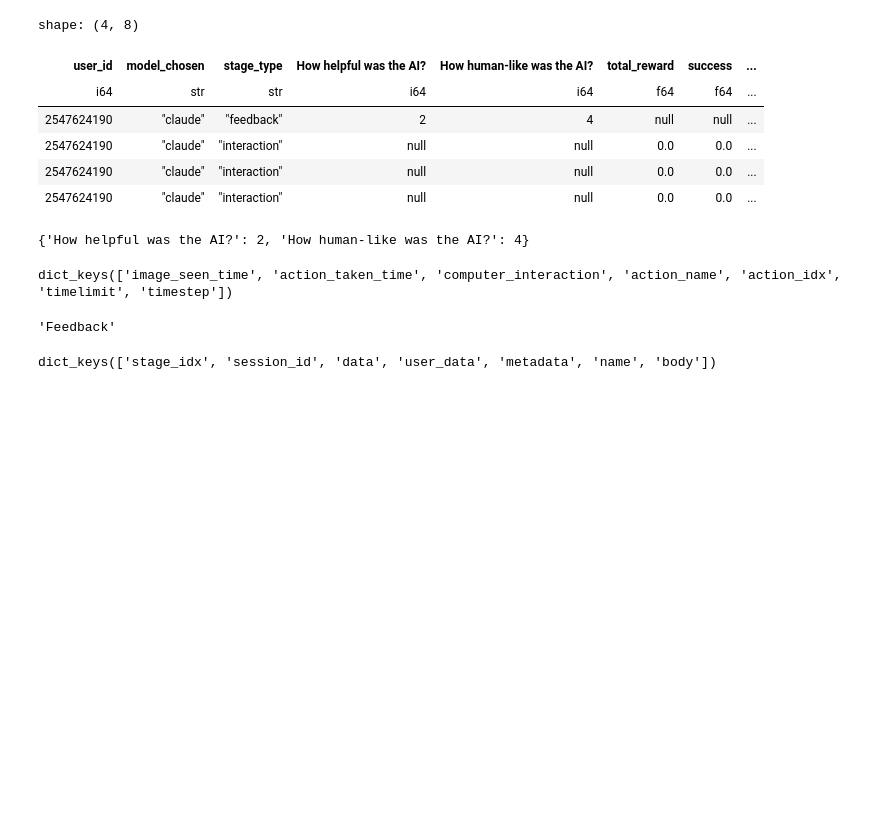
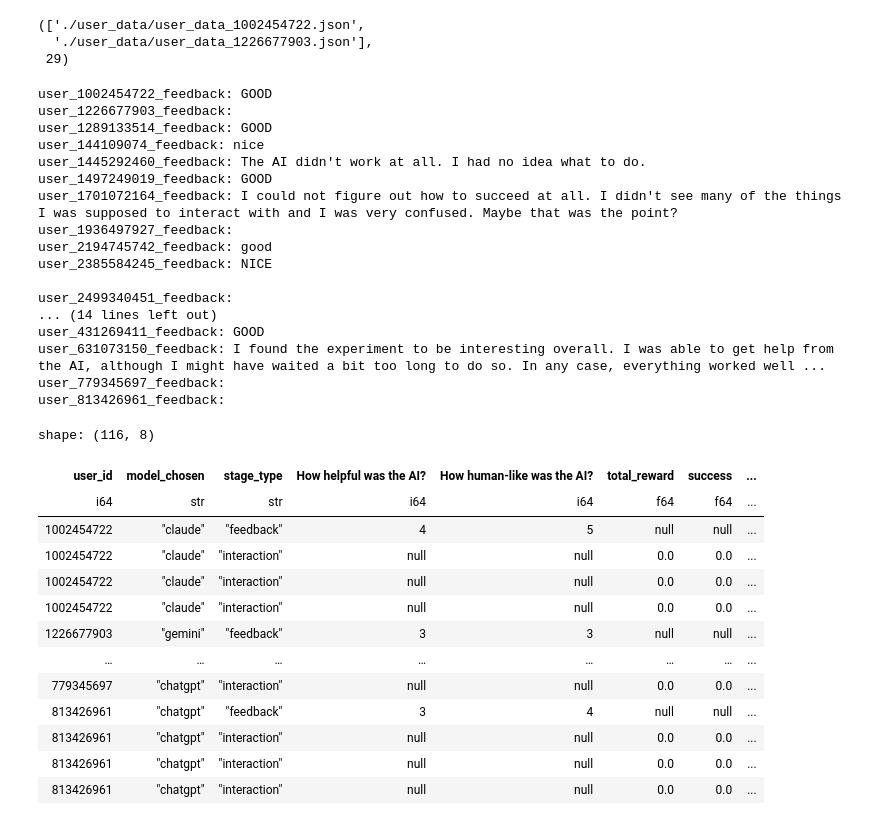
Before and after one commit to wcarvalho/nicewebrl, a Jupyter notebook: examples/xland-LLM-assistant/data_analysis.ipynb, the cells around one changed output. Drawn from its saved outputs; the diff is of its cells as text; code cells hidden in the pictures; blank space fills up the shorter version.

```diff
--- a/examples/xland-LLM-assistant/data_analysis.ipynb
+++ b/examples/xland-LLM-assistant/data_analysis.ipynb
@@ -30,3 +62,14 @@ example_timestep = jax_web_env.reset(rng, env_params)
+# %%
+pattern = '*'
+metadata_files = sorted(glob(f"{config.DATA_DIR}/*{pattern}*.json"))
+data_files = sorted(glob(f"{config.DATA_DIR}/*{pattern}.msgpack"))
+# data_files
+assert len(data_files)==len(metadata_files), "either data or metadata is missing for a user"
+metadata_files[:2], len(metadata_files)
+# %% [output]
+(['./user_data/user_data_1002454722.json',
+  './user_data/user_data_1226677903.json'],
+ 29)
 # %%
 def get_user_id(filepath):
     pattern = r'\d+'
@@ -82,6 +125,9 @@ for metadatafile, data_file in zip(metadata_files, data_files):
 
     # feed form data from user
     feedback_data = data[-1]['data']
+    if feedback_data is None:
+        continue
+    print(f"user_{user_data['user_id']}_feedback: {metadata['feedback']}")
     df_data.append(dict(**user_data, stage_type='feedback', **feedback_data))
 
 
@@ -89,55 +135,62 @@ for metadatafile, data_file in zip(metadata_files, data_files):
     key_to_episodes_unprocessed, episode_information = seperate_data_into_episodes(data[:-1])
     episode_data = [None] * len(key_to_episodes_unprocessed.keys())
 
     for key in key_to_episodes_unprocessed.keys():
         episode_idx = episode_information[key]["episode_idx"]
         raw_episode_trials_data = key_to_episodes_unprocessed[key]
 
         actions = jnp.asarray([datum["data"]["action_idx"] for datum in raw_episode_trials_data])
 
         # Compute reaction times (T)
         reaction_times = [nicewebrl.compute_reaction_time(datum['data']) for datum in raw_episode_trials_data]
         reaction_times = jnp.asarray(reaction_times)
 
         # Compute episode data (T)
         timesteps = [
           deserialize_timestep(datum) for datum in raw_episode_trials_data
         ]
-        timesteps = jax.tree_map(lambda *v: jnp.stack(v), *timesteps)
+        timesteps = jax.tree.map(lambda *v: jnp.stack(v), *timesteps)
 
         df_data.append(dict(
             total_reward=timesteps.reward.sum(),
             success=(timesteps.reward > .5).any(-1),
             reaction_times=str(reaction_times),
             stage_type='interaction',
             **user_data
         ))
 
 
-dataframe = pl.DataFrame(df_data)
-dataframe
+df = pl.DataFrame(df_data)
+df
 # %% [output]
-shape: (4, 8)
+user_1002454722_feedback: GOOD
+user_1226677903_feedback:
+user_1289133514_feedback: GOOD
+user_144109074_feedback: nice
+user_1445292460_feedback: The AI didn't work at all. I had no idea what to do.
+user_1497249019_feedback: GOOD
+user_1701072164_feedback: I could not figure out how to succeed at all. I didn't see many of the things I was supposed to interact with and I was very confused. Maybe that was the point?
+user_1936497927_feedback:
+user_2194745742_feedback: good
+user_2385584245_feedback: NICE
+
+user_2499340451_feedback:
+... (14 lines left out)
+user_431269411_feedback: GOOD
+user_631073150_feedback: I found the experiment to be interesting overall. I was able to get help from the AI, although I might have waited a bit too long to do so. In any case, everything worked well ...
+user_779345697_feedback:
+user_813426961_feedback:
+shape: (116, 8)
 | user_id | model_chosen | stage_type | How helpful was the AI? | How human-like was the AI? | total_reward | success | ... |
 | i64 | str | str | i64 | i64 | f64 | f64 | ... |
-| 2547624190 | "claude" | "feedback" | 2 | 4 | null | null | ... |
-| 2547624190 | "claude" | "interaction" | null | null | 0.0 | 0.0 | ... |
-| 2547624190 | "claude" | "interaction" | null | null | 0.0 | 0.0 | ... |
-| 2547624190 | "claude" | "interaction" | null | null | 0.0 | 0.0 | ... |
+| 1002454722 | "claude" | "feedback" | 4 | 5 | null | null | ... |
+| 1002454722 | "claude" | "interaction" | null | null | 0.0 | 0.0 | ... |
+| 1002454722 | "claude" | "interaction" | null | null | 0.0 | 0.0 | ... |
+| 1002454722 | "claude" | "interaction" | null | null | 0.0 | 0.0 | ... |
+| 1226677903 | "gemini" | "feedback" | 3 | 3 | null | null | ... |
+| … | … | … | … | … | … | … | ... |
+| 779345697 | "chatgpt" | "interaction" | null | null | 0.0 | 0.0 | ... |
+| 813426961 | "chatgpt" | "feedback" | 3 | 4 | null | null | ... |
+| 813426961 | "chatgpt" | "interaction" | null | null | 0.0 | 0.0 | ... |
+| 813426961 | "chatgpt" | "interaction" | null | null | 0.0 | 0.0 | ... |
+| 813426961 | "chatgpt" | "interaction" | null | null | 0.0 | 0.0 | ... |
-# %%
-# len(data)
-data[-1]['data']
-# %% [output]
-{'How helpful was the AI?': 2, 'How human-like was the AI?': 4}
-# %%
-data[-2]['data'].keys()
-# %% [output]
-dict_keys(['image_seen_time', 'action_taken_time', 'computer_interaction', 'action_name', 'action_idx', 'timelimit', 'timestep'])
-# %%
-data[-1]['name']
-# %% [output]
-'Feedback'
-# %%
-data[-2].keys()
-# %% [output]
-dict_keys(['stage_idx', 'session_id', 'data', 'user_data', 'metadata', 'name', 'body'])
```
Also changed, not shown: parts of 7 cells of this notebook, 3 other files.
